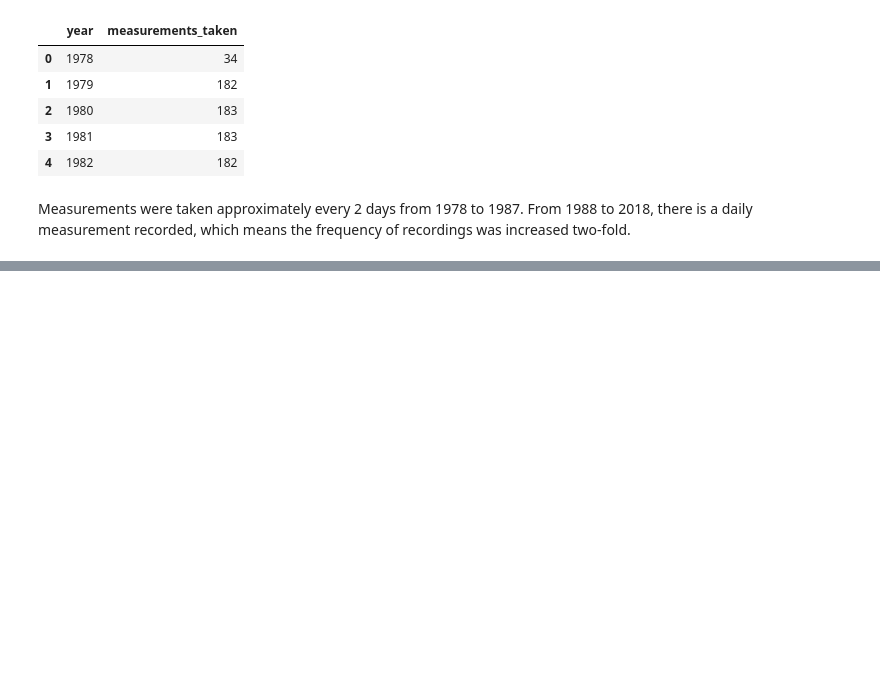
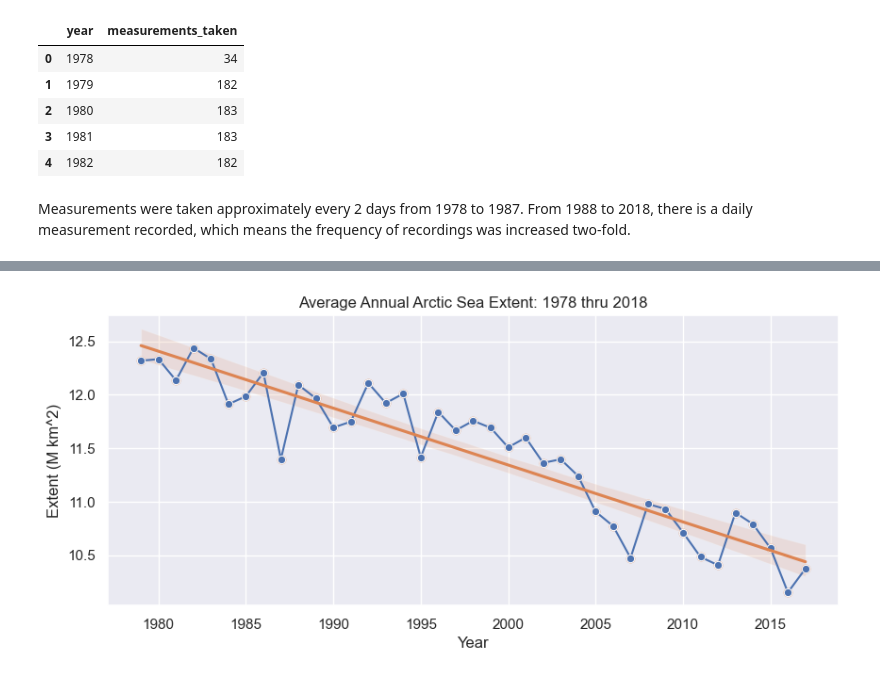
Before and after one commit to giantmagellan/SeaIceForecast, a Jupyter notebook: seaice_eda.ipynb, the cells around one changed output, grey strips where cells are left out. Saved outputs shown, nothing was run; the diff lists cells and outputs as text; code cells hidden in the pictures; blank space fills up the shorter version.

```diff
--- a/seaice_eda.ipynb
+++ b/seaice_eda.ipynb
@@ -173,0 +201,17 @@ sns.lineplot(data=df1, x="month", y="extent_million_sq_km", hue="year", palette=
+# %%
+# Plot average annual sea ice extent
+sns.set_style('darkgrid')
+sns.set(rc={'figure.figsize':(10,4)})
+
+sns.lineplot(data=avg_sie_df, x="year", y="extent_million_sq_km",
+             palette="viridis", marker="o", legend=False)
+sns.regplot(data=avg_sie_df, x="year", y="extent_million_sq_km")
+plt.title("Average Annual Arctic Sea Extent: 1978 thru 2018")
+plt.xlabel("Year")
+plt.ylabel("Extent (M km^2)")
+
+# Save and show plot
+plt.savefig('figures/sie_annual_avg.png')
+plt.show()
+# %% [output]
+[figure, added]
```
Also changed, not shown: parts of 7 cells of this notebook, 5 other files.
